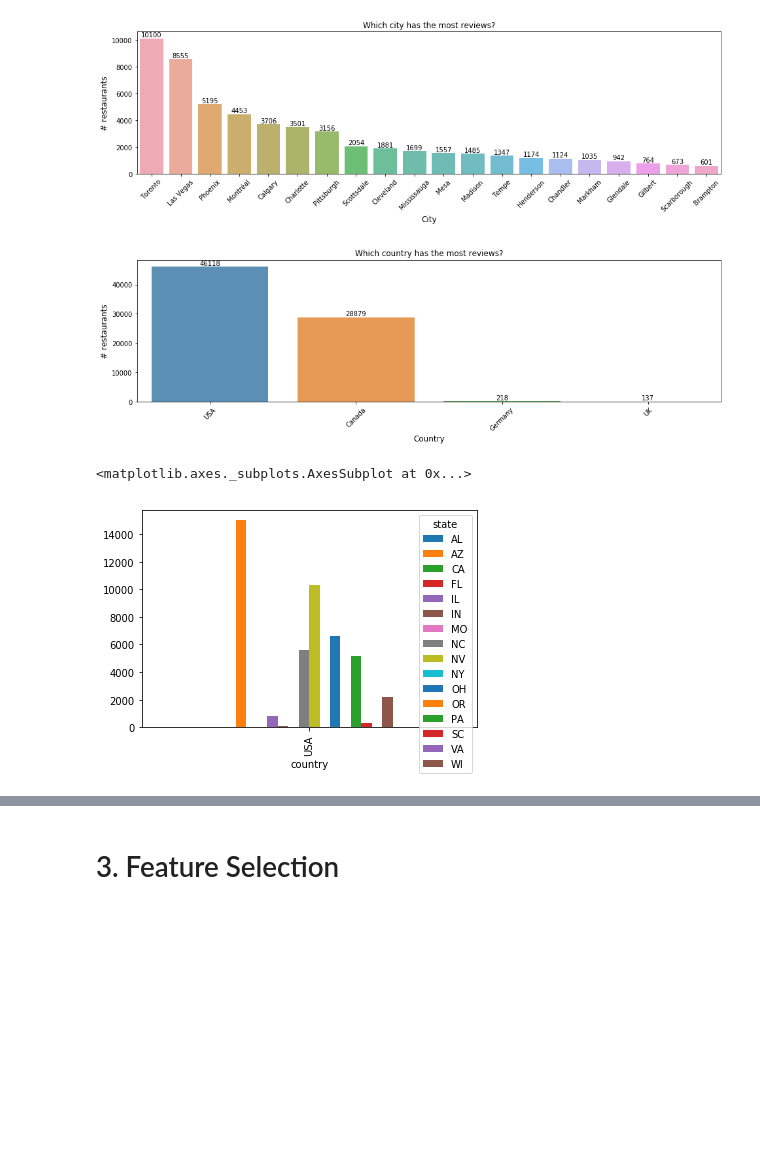
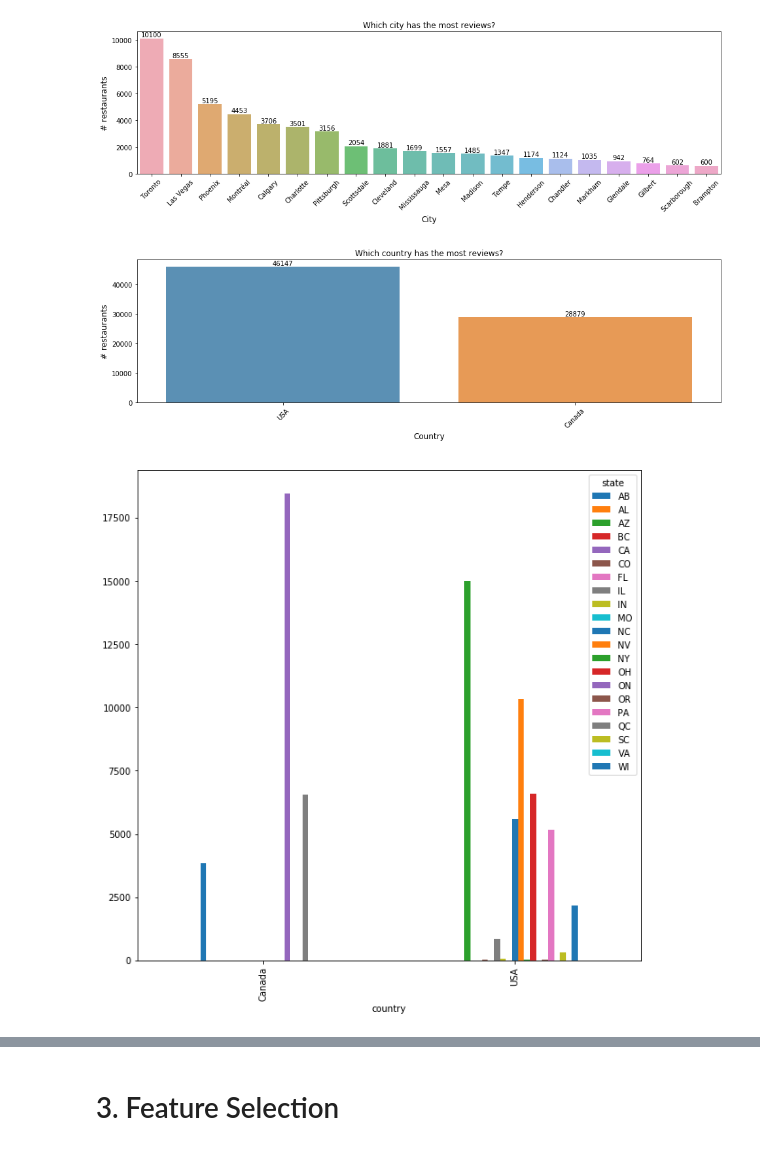
Before and after one commit to sahilarora93/Yelp_data_challenge, a Jupyter notebook: Final_Project_ML_Attributes.ipynb, the cells around one changed output, grey strips where cells are left out. Saved outputs shown, nothing was run; the diff lists cells and outputs as text; code cells hidden in the pictures; blank space fills up the shorter version.

```diff
--- a/Final_Project_ML_Attributes.ipynb
+++ b/Final_Project_ML_Attributes.ipynb
@@ -129,3 +125,9 @@ location_mask = USA_mask + CAN_mask + UK_mask + GER_mask
+# %%
+USA_mask = ['AL','AK','AZ','AR','CA','CO','CT','DE','FL','GA','HI','ID','IL','IN','IA','KS','KY',
+            'LA','ME','MD','MA','MI','MN','MS','MO','MT','NE','NV','NH','NJ','NM','NY','NC','ND',
+            'OH','OK','OR','PA','RI','SC','SD','TN','TX','UT','VT','VA','WA','WV','WI','WY']
+CAN_mask = ['ON','QC','AB','BC','MB','NB','NL','NT','NS','NU','PE','SK','YT']
+location_mask = USA_mask + CAN_mask
 # %%
 index_location_mask = list()
 state = restaurants['state']
@@ -251,13 +249,12 @@ for rect, label in zip(rects, labels):
 
 plt.show()
 # %% [output]
-[figure, old version]
+[figure, new version]
 # %%
-country_state = restaurants[restaurants['country']=='USA'].groupby(['country','state'])
-country_state.size().unstack().plot(kind='bar')
+country_state = restaurants.groupby(['country','state'])
+country_state = country_state.size().unstack().plot(kind = 'bar',figsize = (10,10))
 # %% [output]
-<matplotlib.axes._subplots.AxesSubplot at 0x...>
-[figure, old version]
+[figure, new version]
 # %%
 # Top restaurants by number of reviews
 
```
Also changed, not shown: parts of 57 cells of this notebook.
